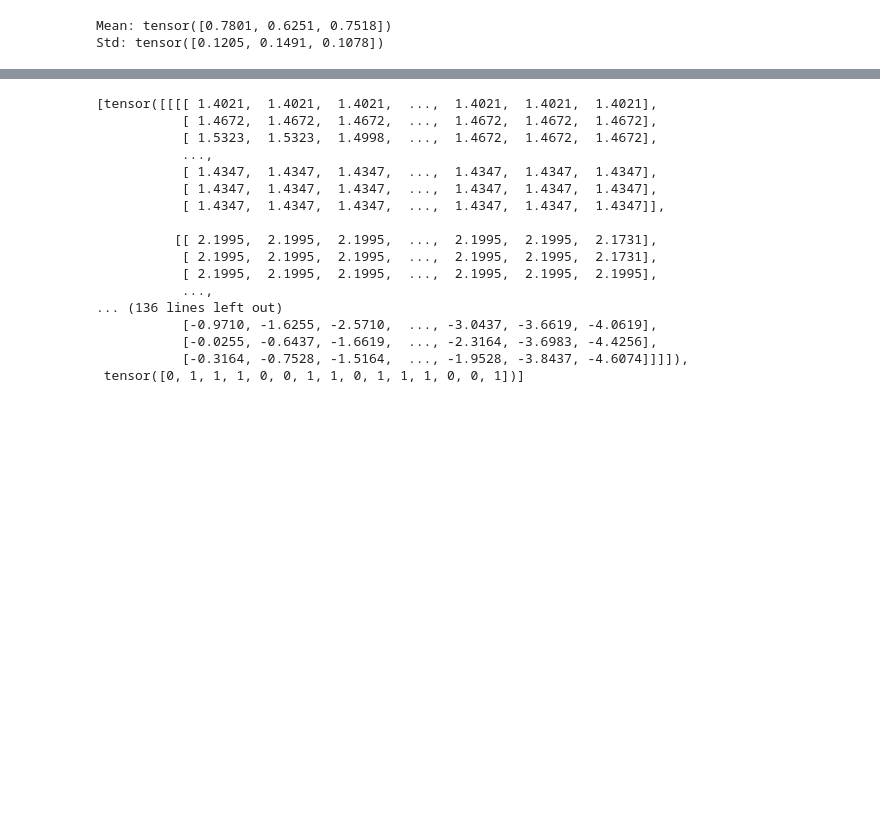
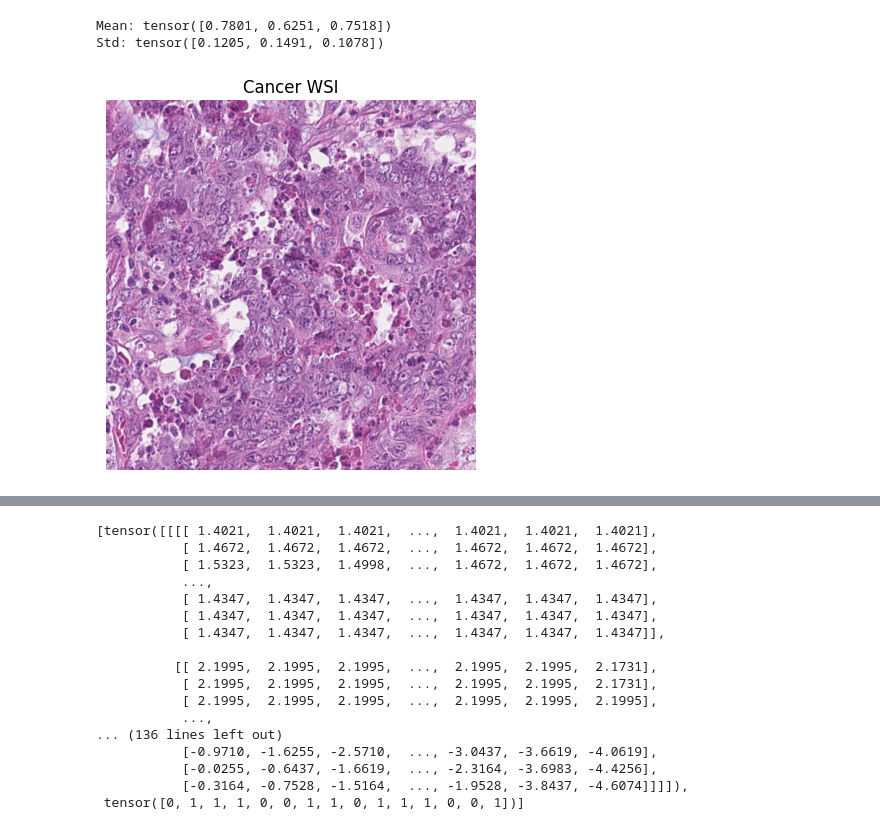
Before and after one commit to EmilienJemelen/selective-classification, a Jupyter notebook: HISTO_WSI/build_cnn_classifier.ipynb, the cells around one changed output, grey strips where cells are left out. Cells and saved outputs as stored; diff of their text form; code cells hidden in the pictures; blank space fills up the shorter version.

```diff
--- a/HISTO_WSI/build_cnn_classifier.ipynb
+++ b/HISTO_WSI/build_cnn_classifier.ipynb
@@ -72,3 +73,15 @@ test_loader = DataLoader(test_set, batch_size=15, shuffle=False, num_workers=2)
 # %% [output]
 Mean: tensor([0.7801, 0.6251, 0.7518])
 Std: tensor([0.1205, 0.1491, 0.1078])
+# %%
+cancer_folder = os.path.join(DATASET_ROOT, 'TUMSTU')
+image_files = [f for f in os.listdir(cancer_folder) if f.endswith('.png')]
+random_image = rd.choice(image_files)
+image_path = os.path.join(cancer_folder, random_image)
+img = mpimg.imread(image_path)
+plt.imshow(img)
+plt.title('Cancer WSI')
+plt.axis('off')  # Turn off axis
+plt.show()
+# %% [output]
+[figure, added]
```
Also changed, not shown: parts of 2 cells of this notebook, 3 other files.
